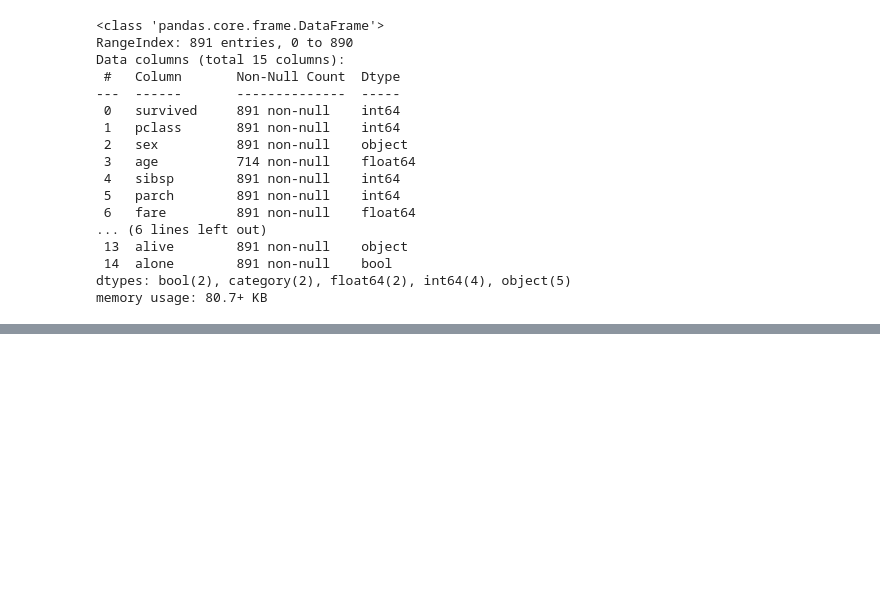
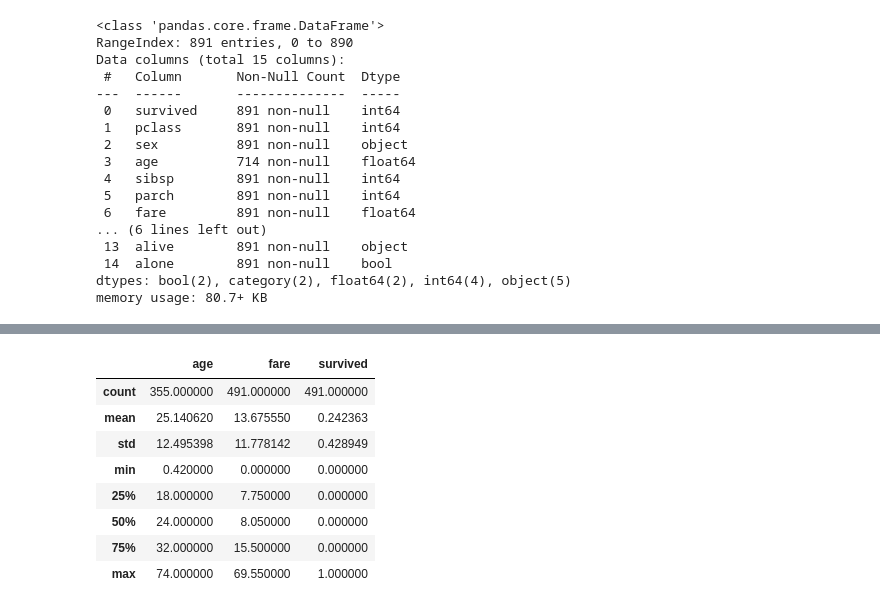
Before and after one commit to wjsghk1267/kita_2404, a Jupyter notebook: m03_분석 라이브러리/pandas_2_연산.ipynb, the cells around one changed output, grey strips where cells are left out. Saved outputs shown, nothing was run; the diff lists cells and outputs as text; code cells hidden in the pictures; blank space fills up the shorter version.

```diff
--- a/m03_분석 라이브러리/pandas_2_연산.ipynb
+++ b/m03_분석 라이브러리/pandas_2_연산.ipynb
@@ -320,0 +386,12 @@ memory usage: 80.7+ KB
+# %%
+group3.describe()
+# %% [output]
+|  | age | fare | survived |
+| count | 355.000000 | 491.000000 | 491.000000 |
+| mean | 25.140620 | 13.675550 | 0.242363 |
+| std | 12.495398 | 11.778142 | 0.428949 |
+| min | 0.420000 | 0.000000 | 0.000000 |
+| 25% | 18.000000 | 7.750000 | 0.000000 |
+| 50% | 24.000000 | 8.050000 | 0.000000 |
+| 75% | 32.000000 | 15.500000 | 0.000000 |
+| max | 74.000000 | 69.550000 | 1.000000 |
```
Also changed, not shown: parts of 42 cells of this notebook.
